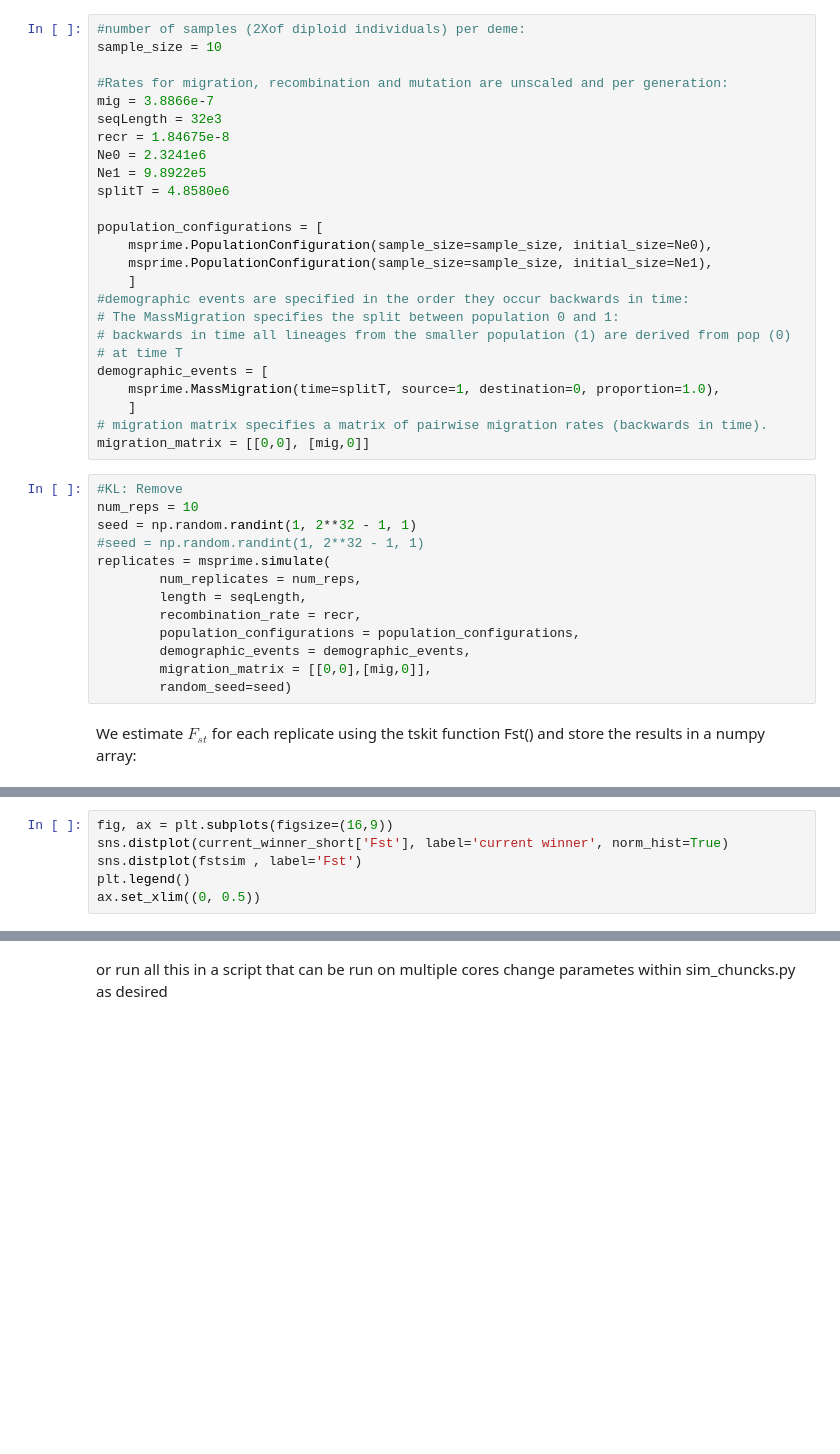
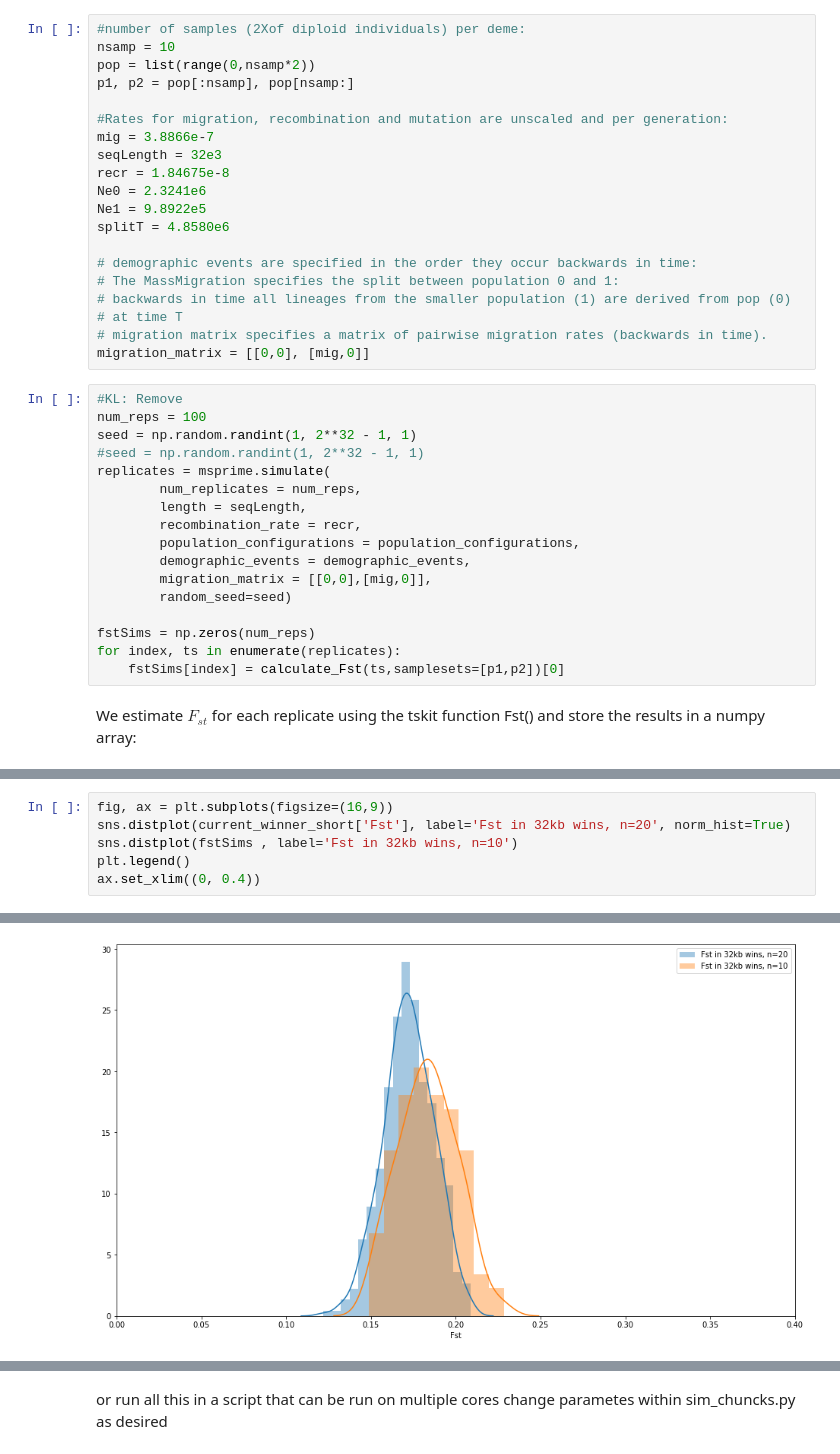
Before and after one commit to DRL/SMBE-SGE-2019, a Jupyter notebook: Session_2/Fst_short_chuncks/simulating_windowise_Fst_KL .ipynb, the cells around one changed output, grey strips where cells are left out. Saved outputs shown, nothing was run; the diff lists cells and outputs as text; blank space fills up the shorter version.

```diff
--- a/Session_2/Fst_short_chuncks/simulating_windowise_Fst_KL .ipynb
+++ b/Session_2/Fst_short_chuncks/simulating_windowise_Fst_KL .ipynb
@@ -161,7 +174,9 @@ Is this more or less than expected under the demography?
 The  code chunk below sets up msprime simulation under the msprime history:
 # %%
 #number of samples (2Xof diploid individuals) per deme:
-sample_size = 10
+nsamp = 10
+pop = list(range(0,nsamp*2))
+p1, p2 = pop[:nsamp], pop[nsamp:]
 
 #Rates for migration, recombination and mutation are unscaled and per generation:
 mig = 3.8866e-7
@@ -171,22 +186,15 @@ Ne0 = 2.3241e6
 Ne1 = 9.8922e5
 splitT = 4.8580e6
 
-population_configurations = [
-    msprime.PopulationConfiguration(sample_size=sample_size, initial_size=Ne0),
-    msprime.PopulationConfiguration(sample_size=sample_size, initial_size=Ne1),
-    ]
-#demographic events are specified in the order they occur backwards in time:
+# demographic events are specified in the order they occur backwards in time:
 # The MassMigration specifies the split between population 0 and 1:
 # backwards in time all lineages from the smaller population (1) are derived from pop (0)
 # at time T
-demographic_events = [
-    msprime.MassMigration(time=splitT, source=1, destination=0, proportion=1.0),
-    ]
 # migration matrix specifies a matrix of pairwise migration rates (backwards in time).
 migration_matrix = [[0,0], [mig,0]]
 # %%
 #KL: Remove
-num_reps = 10
+num_reps = 100
 seed = np.random.randint(1, 2**32 - 1, 1)
 #seed = np.random.randint(1, 2**32 - 1, 1)
 replicates = msprime.simulate(
@@ -197,6 +205,10 @@ replicates = msprime.simulate(
         demographic_events = demographic_events,
         migration_matrix = [[0,0],[mig,0]],
         random_seed=seed)
+
+fstSims = np.zeros(num_reps)
+for index, ts in enumerate(replicates):
+    fstSims[index] = calculate_Fst(ts,samplesets=[p1,p2])[0]
 # %% [markdown]
 We estimate $F_{st}$ for each replicate using the tskit function Fst() and store the results in a numpy array:
 # %%
@@ -207,7 +219,8 @@ current_winner_short = pd.read_csv('current_winner_short_all.csv')
 current_winner_short.drop(current_winner_short.columns[[0, 1]], axis=1, inplace=True)
 # %%
 fig, ax = plt.subplots(figsize=(16,9))
-sns.distplot(current_winner_short['Fst'], label='current winner', norm_hist=True)
-sns.distplot(fstsim , label='Fst')
+sns.distplot(current_winner_short['Fst'], label='Fst in 32kb wins, n=20', norm_hist=True)
+sns.distplot(fstSims , label='Fst in 32kb wins, n=10')
 plt.legend()
-ax.set_xlim((0, 0.5))
+ax.set_xlim((0, 0.4))
+# %% [output]
@@ -213,0 +228 @@ ax.set_xlim((0, 0.5))
+[figure, added]
```
Also changed, not shown: parts of 29 cells of this notebook, 2 other files.
